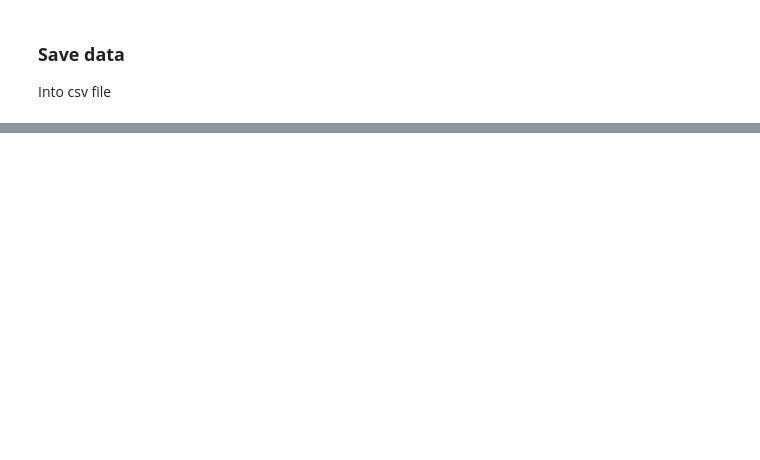
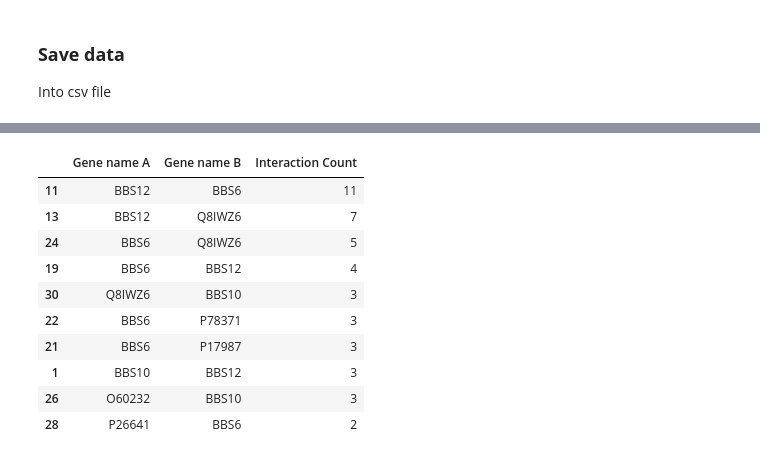
Before and after one commit to EBI-EMBL-Bioinformatics-tools/Bardet-Biedl-Syndrome, a Jupyter notebook: src/intact.ipynb, the cells around one changed output, grey strips where cells are left out. Saved outputs shown, nothing was run; the diff lists cells and outputs as text; code cells hidden in the pictures; blank space fills up the shorter version.

```diff
--- a/src/intact.ipynb
+++ b/src/intact.ipynb
@@ -141,0 +147,21 @@ data.to_csv(data_source + cleandata_filename, index=False)
+# %%
+# Visualize the gene combinations that have the most number of interactions
+
+# Count unique interactions for each gene
+interaction_counts = data.groupby(['Gene name A', 'Gene name B']).size().reset_index(name='Interaction Count')
+
+# Display top interacting genes for initial insights
+top_interactions = interaction_counts.sort_values(by='Interaction Count', ascending=False).head(10)
+top_interactions
+# %% [output]
+|  | Gene name A | Gene name B | Interaction Count |
+| 11 | BBS12 | BBS6 | 11 |
+| 13 | BBS12 | Q8IWZ6 | 7 |
+| 24 | BBS6 | Q8IWZ6 | 5 |
+| 19 | BBS6 | BBS12 | 4 |
+| 30 | Q8IWZ6 | BBS10 | 3 |
+| 22 | BBS6 | P78371 | 3 |
+| 21 | BBS6 | P17987 | 3 |
+| 1 | BBS10 | BBS12 | 3 |
+| 26 | O60232 | BBS10 | 3 |
+| 28 | P26641 | BBS6 | 2 |
```
Also changed, not shown: parts of 4 cells of this notebook.
